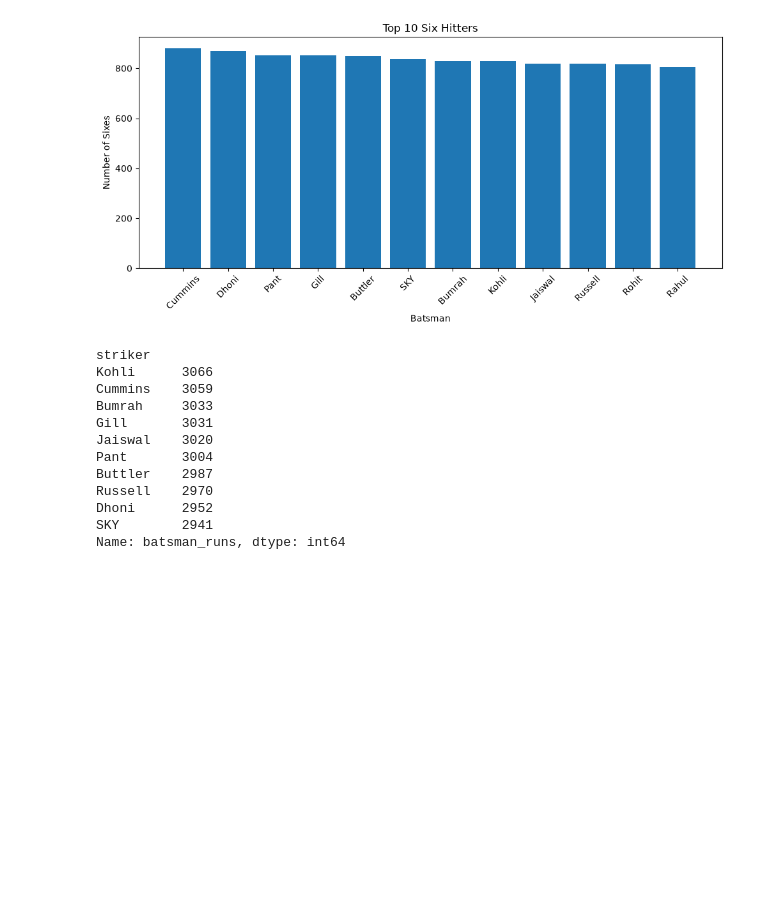
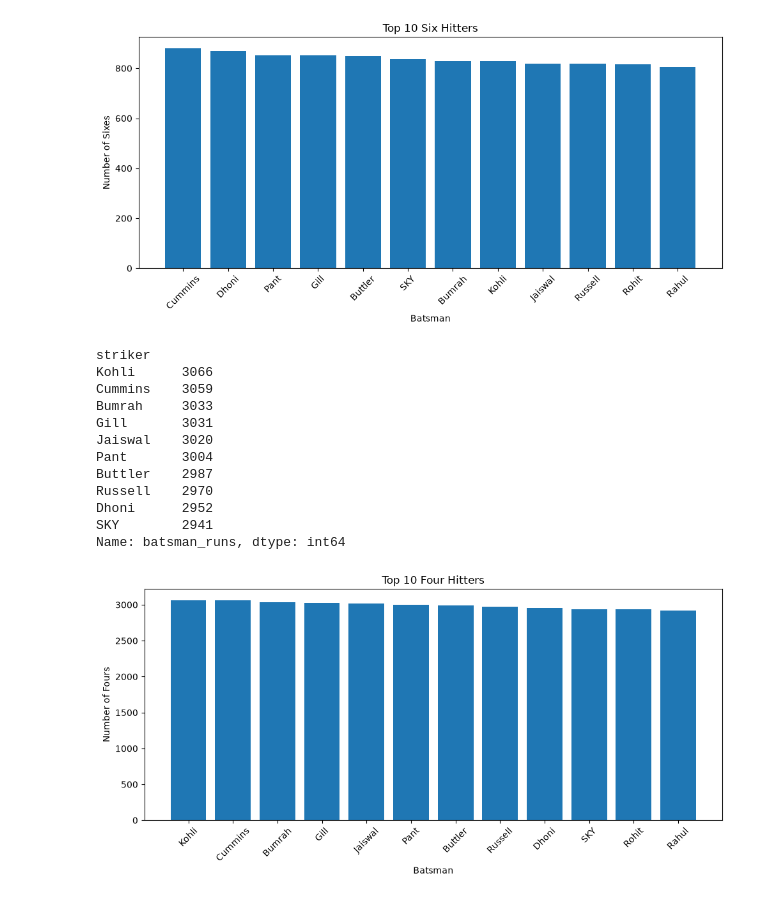
Before and after one commit to ch-ahmad688/Data_Analysis, a Jupyter notebook: IPL Cricket Analysis/IPL Cricket Analysis.ipynb, the cells around one changed output. Saved outputs shown, nothing was run; the diff lists cells and outputs as text; code cells hidden in the pictures; blank space fills up the shorter version.

```diff
--- a/IPL Cricket Analysis/IPL Cricket Analysis.ipynb
+++ b/IPL Cricket Analysis/IPL Cricket Analysis.ipynb
@@ -183,22 +213,32 @@ Name: batsman_runs, dtype: int64
 # %%
 fours = (
     df[df["batsman_runs"] == 4]
     .groupby("striker")["batsman_runs"]
     .count()
     .sort_values(ascending=False)
 )
 
 print(fours.head(10))
+
+plt.figure(figsize=(10,5))
+plt.bar(fours.index, fours.values)
+plt.title("Top 10 Four Hitters")
+plt.xlabel("Batsman")
+plt.ylabel("Number of Fours")
+plt.xticks(rotation=45)
+plt.tight_layout()
+plt.show()
 # %% [output]
 striker
 Kohli      3066
 Cummins    3059
 Bumrah     3033
 Gill       3031
 Jaiswal    3020
 Pant       3004
 Buttler    2987
 Russell    2970
 Dhoni      2952
 SKY        2941
 Name: batsman_runs, dtype: int64
+[figure, added]
```
Also changed, not shown: parts of 9 cells of this notebook.
